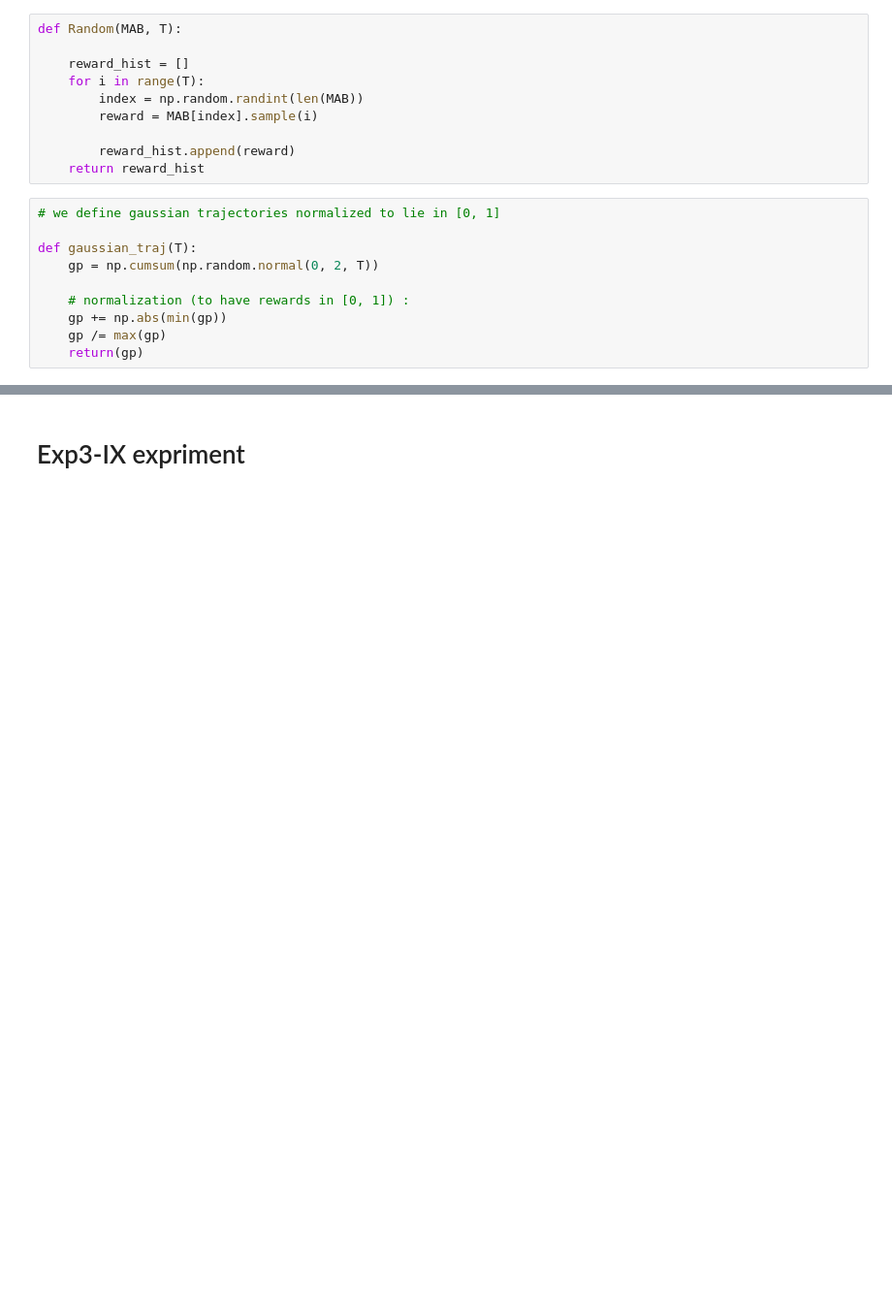
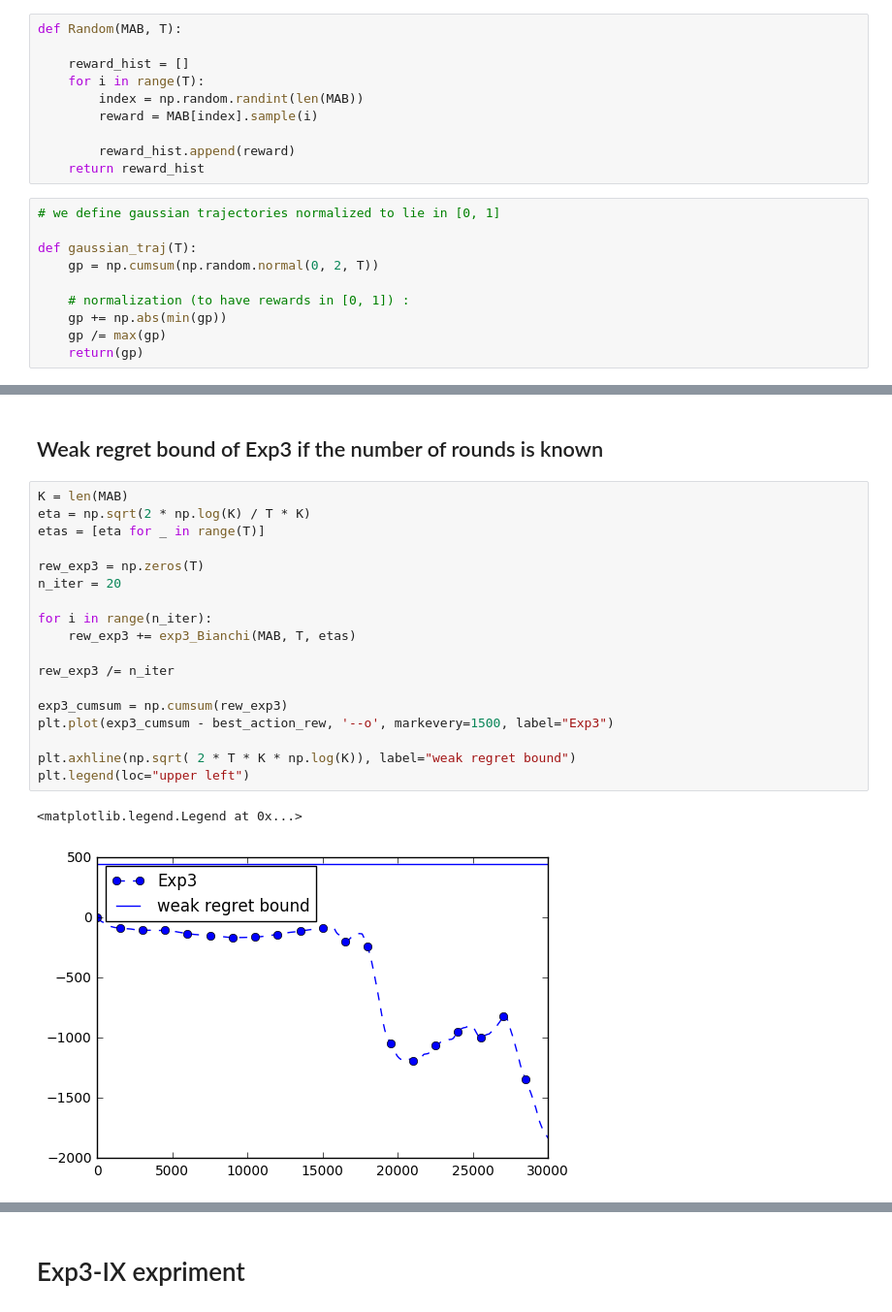
Before and after one commit to NicolasSchreuder/AdversarialBandit, a Jupyter notebook: Experiments.ipynb, the cells around one changed output, grey strips where cells are left out. Shown at 97% size. Cells and saved outputs as stored; diff of their text form; blank space fills up the shorter version.

```diff
--- a/Experiments.ipynb
+++ b/Experiments.ipynb
@@ -199,0 +290,23 @@ plt.title('Rewards')
+# %% [markdown]
+## Weak regret bound of Exp3 if the number of rounds is known
+# %%
+K = len(MAB)
+eta = np.sqrt(2 * np.log(K) / T * K)
+etas = [eta for _ in range(T)]
+
+rew_exp3 = np.zeros(T)
+n_iter = 20
+
+for i in range(n_iter):
+    rew_exp3 += exp3_Bianchi(MAB, T, etas)
+
+rew_exp3 /= n_iter
+
+exp3_cumsum = np.cumsum(rew_exp3)
+plt.plot(exp3_cumsum - best_action_rew, '--o', markevery=1500, label="Exp3")
+
+plt.axhline(np.sqrt( 2 * T * K * np.log(K)), label="weak regret bound")
+plt.legend(loc="upper left")
+# %% [output]
+<matplotlib.legend.Legend at 0x...>
+[figure, added]
```
Also changed, not shown: parts of 31 cells of this notebook.
